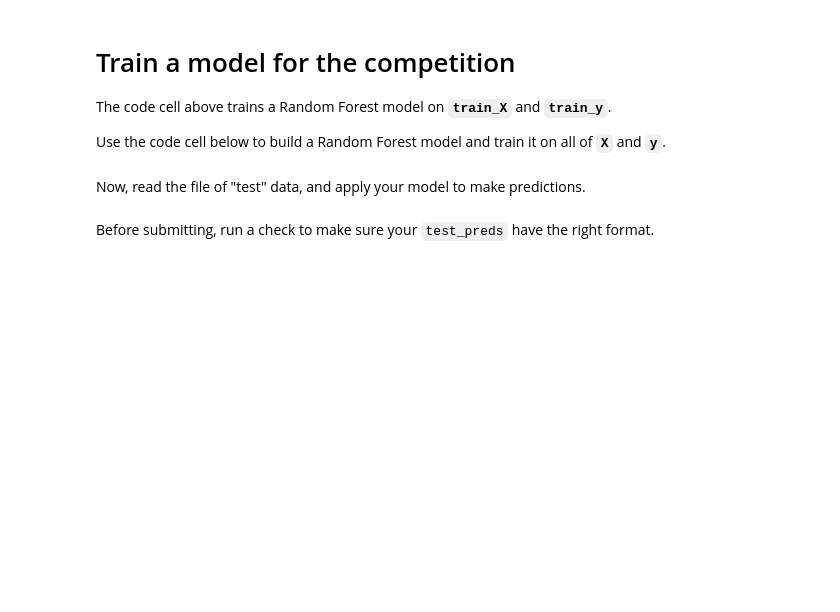
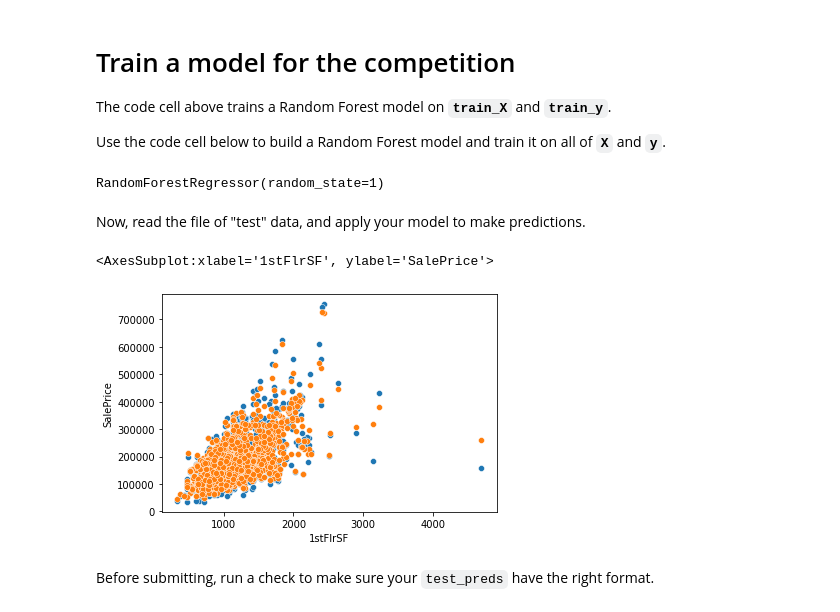
Before and after one commit to dendicott/Kaggle, a Jupyter notebook: exercise-machine-learning-competitions.ipynb, the cells around one changed output. Cells and saved outputs as stored; diff of their text form; code cells hidden in the pictures; blank space fills up the shorter version.

Commit message:
added MSSubClass to model, added seaborn scatter plot

```diff
--- a/exercise-machine-learning-competitions.ipynb
+++ b/exercise-machine-learning-competitions.ipynb
@@ -10,15 +10,18 @@ In this exercise, you will create and submit predictions for a Kaggle competitio
 Begin by running the code cell below to set up code checking and the filepaths for the dataset.
 # %%
 # Set up code checking
-from learntools.core import binder
-binder.bind(globals())
-from learntools.machine_learning.ex7 import *
+# from learntools.core import binder
+# binder.bind(globals())
+# from learntools.machine_learning.ex7 import *
 
 # Set up filepaths
 import os
-if not os.path.exists("../input/train.csv"):
-    os.symlink("../input/home-data-for-ml-course/train.csv", "../input/train.csv")
-    os.symlink("../input/home-data-for-ml-course/test.csv", "../input/test.csv")
+f = open("basePath.txt")
+basePath = f.read()
+f.close()
+
+train_path =  basePath + "/home-data-for-ml-course/input/train.csv"
+test_path  =  basePath + "/home-data-for-ml-course/input/train.csv"
 # %% [markdown]
 Here's some of the code you've written so far. Start by running it again.
 # %%
@@ -27,26 +30,16 @@ import pandas as pd
 from sklearn.ensemble import RandomForestRegressor
 from sklearn.metrics import mean_absolute_error
 from sklearn.model_selection import train_test_split
+import seaborn as sns
 
 # Load the data, and separate the target
-iowa_file_path = '../input/train.csv'
+iowa_file_path = train_path
 home_data = pd.read_csv(iowa_file_path)
 y = home_data.SalePrice
 
 # Create X (After completing the exercise, you can return to modify this line!)
-features = ['LotArea', 'YearBuilt', '1stFlrSF', '2ndFlrSF', 'FullBath', 'BedroomAbvGr', 'TotRmsAbvGrd']
+features = ['LotArea', 'YearBuilt', '1stFlrSF', '2ndFlrSF', 'FullBath', 'BedroomAbvGr', 'TotRmsAbvGrd','OverallQual','OverallCond','MSSubClass']
 
 # Select columns corresponding to features, and preview the data
 X = home_data[features]
 X.head()
-
-# Split into validation and training data
-train_X, val_X, train_y, val_y = train_test_split(X, y, random_state=1)
-
-# Define a random forest model
-rf_model = RandomForestRegressor(random_state=1)
-rf_model.fit(train_X, train_y)
-rf_val_predictions = rf_model.predict(val_X)
-rf_val_mae = mean_absolute_error(rf_val_predictions, val_y)
-
-print("Validation MAE for Random Forest Model: {:,.0f}".format(rf_val_mae))
@@ -62,11 +73,13 @@ rf_model_on_full_data = RandomForestRegressor(random_state=1)
 
 # fit rf_model_on_full_data on all data from the training data
 rf_model_on_full_data.fit(X,y)
+# %% [output]
+RandomForestRegressor(random_state=1)
 # %% [markdown]
 Now, read the file of "test" data, and apply your model to make predictions.
 # %%
 # path to file you will use for predictions
-test_data_path = '../input/test.csv'
+test_data_path = test_path
 
 # read test data file using pandas
 test_data = pd.read_csv(test_data_path)
@@ -77,6 +90,12 @@ test_X = test_data[features]
 
 # make predictions which we will submit.
 test_preds = rf_model_on_full_data.predict(test_X)
+# %%
+sns.scatterplot(x=home_data['1stFlrSF'],y=home_data.SalePrice)
+sns.scatterplot(x=test_X['1stFlrSF'],y=test_preds)
+# %% [output]
+<AxesSubplot:xlabel='1stFlrSF', ylabel='SalePrice'>
+[figure, added]
 # %% [markdown]
 Before submitting, run a check to make sure your `test_preds` have the right format.
 # %%
```
Also changed, not shown: parts of 3 cells of this notebook.
